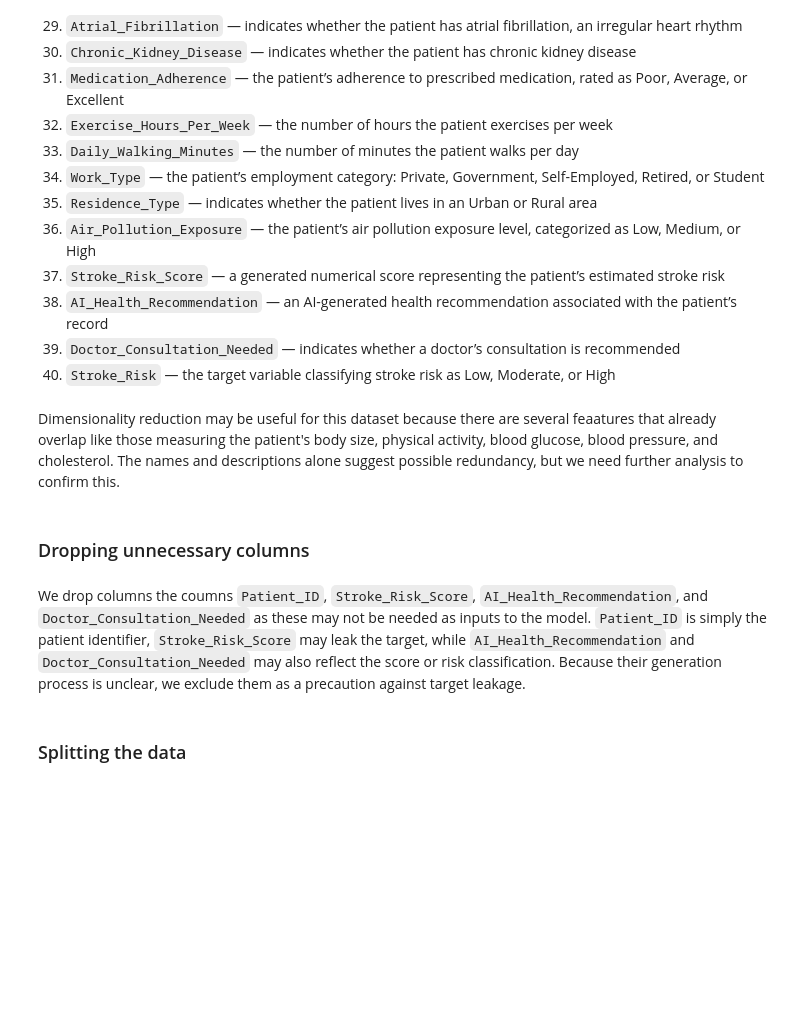
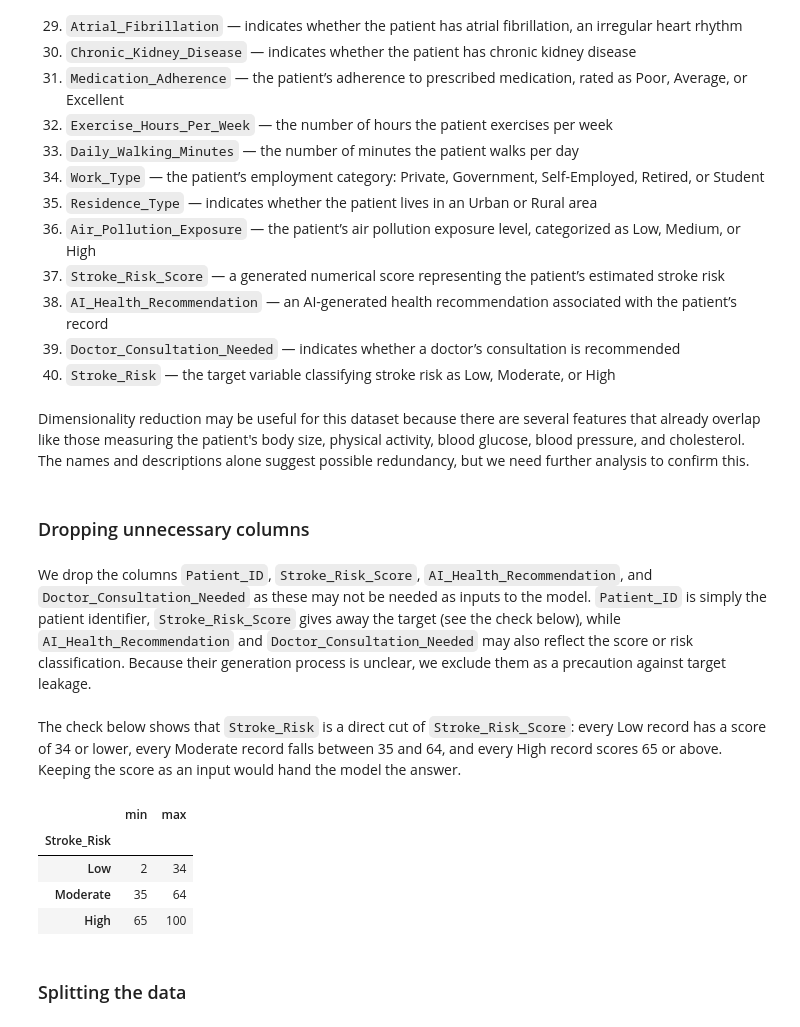
Before and after one commit to Gabriel-Labariento/csci114, a Jupyter notebook: lab2/lab2.ipynb, the cells around one changed output. Drawn from its saved outputs; the diff is of its cells as text; code cells hidden in the pictures; blank space fills up the shorter version.

Commit message:
docs(lab2): refine representation analysis and interpretation

```diff
--- a/lab2/lab2.ipynb
+++ b/lab2/lab2.ipynb
@@ -98,11 +100,25 @@ Dataset shape: (50000, 40)
 39. `Doctor_Consultation_Needed` — indicates whether a doctor’s consultation is recommended
 40. `Stroke_Risk` — the target variable classifying stroke risk as Low, Moderate, or High
 # %% [markdown]
-Dimensionality reduction may be useful for this dataset because there are several feaatures that already overlap like those measuring the patient's body size, physical activity, blood glucose, blood pressure, and cholesterol. The names and descriptions alone suggest possible redundancy, but we need further analysis to confirm this.
+Dimensionality reduction may be useful for this dataset because there are several features that already overlap like those measuring the patient's body size, physical activity, blood glucose, blood pressure, and cholesterol. The names and descriptions alone suggest possible redundancy, but we need further analysis to confirm this.
 # %% [markdown]
 ### Dropping unnecessary columns
 # %% [markdown]
-We drop columns the coumns `Patient_ID`, `Stroke_Risk_Score`, `AI_Health_Recommendation`, and `Doctor_Consultation_Needed` as these may not be needed as inputs to the model. `Patient_ID` is simply the patient identifier, `Stroke_Risk_Score` may leak the target, while `AI_Health_Recommendation` and `Doctor_Consultation_Needed` may also reflect the score or risk classification. Because their generation process is unclear, we exclude them as a precaution against target leakage.
+We drop the columns `Patient_ID`, `Stroke_Risk_Score`, `AI_Health_Recommendation`, and `Doctor_Consultation_Needed` as these may not be needed as inputs to the model. `Patient_ID` is simply the patient identifier, `Stroke_Risk_Score` gives away the target (see the check below), while `AI_Health_Recommendation` and `Doctor_Consultation_Needed` may also reflect the score or risk classification. Because their generation process is unclear, we exclude them as a precaution against target leakage.
+# %% [markdown]
+The check below shows that `Stroke_Risk` is a direct cut of `Stroke_Risk_Score`: every Low record has a score of 34 or lower, every Moderate record falls between 35 and 64, and every High record scores 65 or above. Keeping the score as an input would hand the model the answer.
+# %%
+display(
+    data.groupby("Stroke_Risk")["Stroke_Risk_Score"]
+    .agg(["min", "max"])
+    .reindex(["Low", "Moderate", "High"])
+)
+# %% [output]
+|  | min | max |
+| Stroke_Risk |  |  |
+| Low | 2 | 34 |
+| Moderate | 35 | 64 |
+| High | 65 | 100 |
 # %%
 data = data.drop(columns=['Patient_ID', 'Stroke_Risk_Score', 'AI_Health_Recommendation', 'Doctor_Consultation_Needed'])
 # %% [markdown]
```
Also changed, not shown: parts of 22 cells of this notebook.
